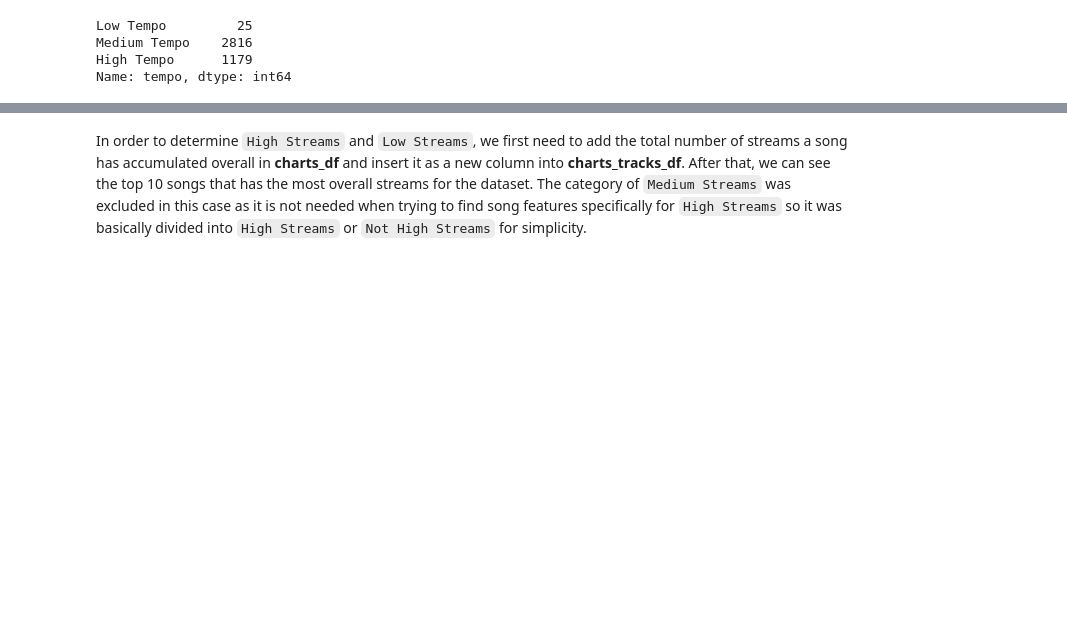
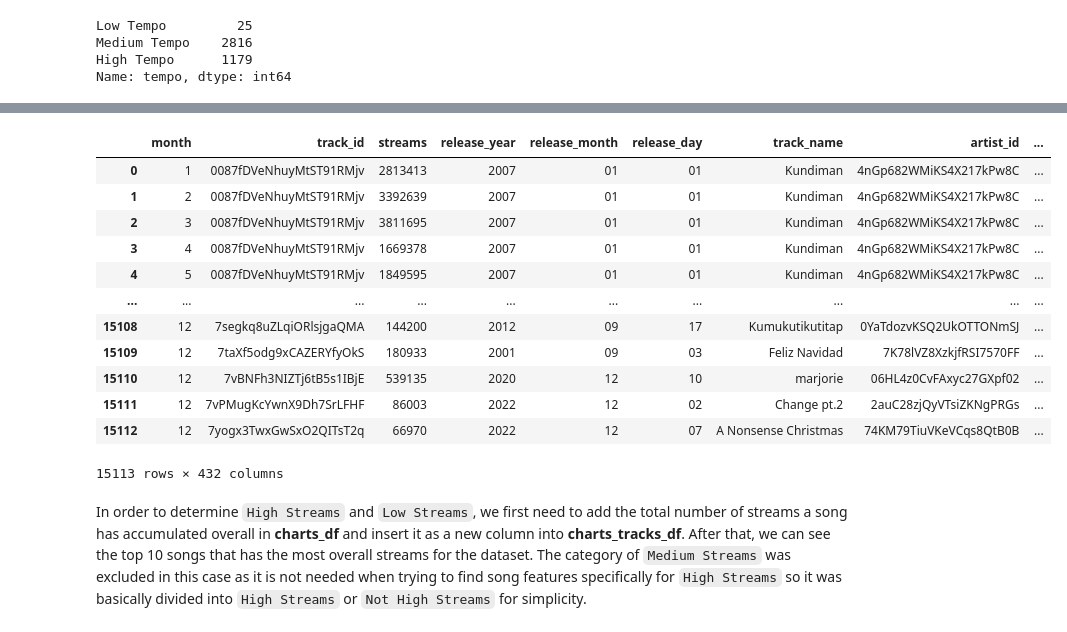
Before and after one commit to ADichoso/CSMODEL-Project-XX22-G1, a Jupyter notebook: SpotifyDataset.ipynb, the cells around one changed output, grey strips where cells are left out. Cells and saved outputs as stored; diff of their text form; code cells hidden in the pictures; blank space fills up the shorter version.

```diff
--- a/SpotifyDataset.ipynb
+++ b/SpotifyDataset.ipynb
@@ -1665,0 +1668,18 @@ Name: tempo, dtype: int64
+# %%
+pd.set_option('display.max_columns', None)
+charts_tracks_df_copy["energy"] = energy
+charts_tracks_df_copy["danceability"] = danceability
+charts_tracks_df_copy["key"] = key
+charts_tracks_df_copy["loudness"] = loudness
+charts_tracks_df_copy["mode"] = mode
+charts_tracks_df_copy["speechiness"] = speechiness
+charts_tracks_df_copy["acousticness"] = acousticness
+charts_tracks_df_copy["instrumentalness"] = instrumentalness
+charts_tracks_df_copy["liveness"] = liveness
+charts_tracks_df_copy["valence"] = valence
+charts_tracks_df_copy["tempo"] = tempo
+#charts_tracks_df_copy[charts_tracks_df_copy['streams'] == "High Streams"].head(10)
+charts_tracks_df_copy = pd.merge(charts_tracks_df_copy, genres_total_streams_df.drop(['streams', 'normalized_streams'], axis=1), on='track_id')
+# %%
+charts_df_per_month = charts_df.groupby(['month', 'track_id']).sum().reset_index().drop(['year', 'day', 'position'], axis=1)
+charts_df_per_month
@@ -1666,3 +1700,20 @@ Name: tempo, dtype: int64
+# %%
+charts_tracks_df_per_month_copy = pd.merge(charts_df_per_month, charts_tracks_df_copy, on='track_id')
+charts_tracks_df_per_month_copy
+# %% [output]
+|  | month | track_id | streams | release_year | release_month | release_day | track_name | artist_id | ... |
+| 0 | 1 | 0087fDVeNhuyMtST91RMjv | 2813413 | 2007 | 01 | 01 | Kundiman | 4nGp682WMiKS4X217kPw8C | ... |
+| 1 | 2 | 0087fDVeNhuyMtST91RMjv | 3392639 | 2007 | 01 | 01 | Kundiman | 4nGp682WMiKS4X217kPw8C | ... |
+| 2 | 3 | 0087fDVeNhuyMtST91RMjv | 3811695 | 2007 | 01 | 01 | Kundiman | 4nGp682WMiKS4X217kPw8C | ... |
+| 3 | 4 | 0087fDVeNhuyMtST91RMjv | 1669378 | 2007 | 01 | 01 | Kundiman | 4nGp682WMiKS4X217kPw8C | ... |
+| 4 | 5 | 0087fDVeNhuyMtST91RMjv | 1849595 | 2007 | 01 | 01 | Kundiman | 4nGp682WMiKS4X217kPw8C | ... |
+| ... | ... | ... | ... | ... | ... | ... | ... | ... | ... |
+| 15108 | 12 | 7segkq8uZLqiORlsjgaQMA | 144200 | 2012 | 09 | 17 | Kumukutikutitap | 0YaTdozvKSQ2UkOTTONmSJ | ... |
+| 15109 | 12 | 7taXf5odg9xCAZERYfyOkS | 180933 | 2001 | 09 | 03 | Feliz Navidad | 7K78lVZ8XzkjfRSI7570FF | ... |
+| 15110 | 12 | 7vBNFh3NIZTj6tB5s1IBjE | 539135 | 2020 | 12 | 10 | marjorie | 06HL4z0CvFAxyc27GXpf02 | ... |
+| 15111 | 12 | 7vPMugKcYwnX9Dh7SrLFHF | 86003 | 2022 | 12 | 02 | Change pt.2 | 2auC28zjQyVTsiZKNgPRGs | ... |
+| 15112 | 12 | 7yogx3TwxGwSxO2QITsT2q | 66970 | 2022 | 12 | 07 | A Nonsense Christmas | 74KM79TiuVKeVCqs8QtB0B | ... |
+15113 rows × 432 columns
 # %% [markdown]
 In order to determine `High Streams` and `Low Streams`, we first need to add the total number of streams a song has accumulated overall in **charts_df** and insert it as a new column into **charts_tracks_df**. After that, we can see the top 10 songs that has the most overall streams for the dataset. The category of `Medium Streams` was excluded in this case as it is not needed when trying to find song features specifically for `High Streams` so it was basically divided into `High Streams` or `Not High Streams` for simplicity.
 # %%
```
Also changed, not shown: parts of 6 cells of this notebook.
